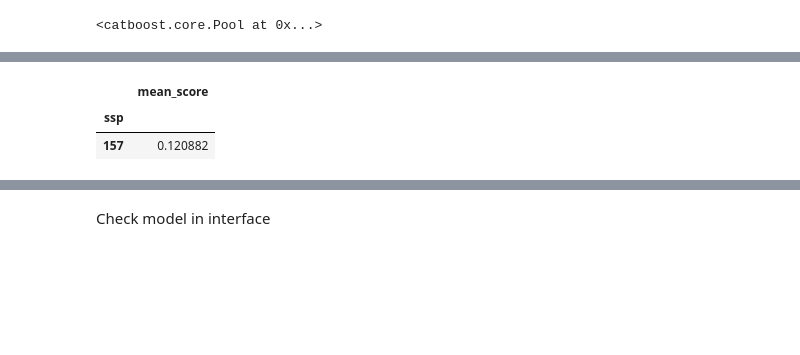
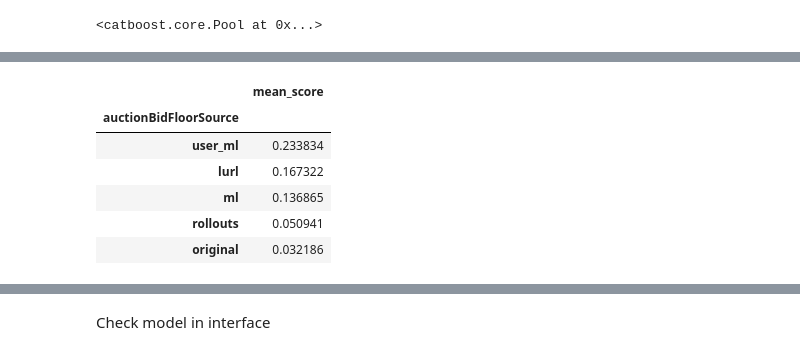
Before and after one commit to aleksandr-dzhumurat/ai_product_engineer, a Jupyter notebook: jupyter_notebooks/vol_01_ml_products_03_mflow_powered_classifier.ipynb, the cells around one changed output, grey strips where cells are left out. Cells and saved outputs as stored; diff of their text form; code cells hidden in the pictures; blank space fills up the shorter version.

```diff
--- a/jupyter_notebooks/vol_01_ml_products_03_mflow_powered_classifier.ipynb
+++ b/jupyter_notebooks/vol_01_ml_products_03_mflow_powered_classifier.ipynb
@@ -171,8 +165,7 @@ plot_feature_importances(f_imp_df)
 # %% [markdown]
 # Inference
 # %%
-inference_df =
-X_inference = inference_df[features_set]
+X_inference = train_df[features_set]
 
 valid_pool = Pool(data=X_inference, cat_features=features['cat'])
 valid_pool
@@ -181,12 +183,16 @@ valid_pool
 # %%
 predicted_scores = model.predict_proba(valid_pool)
-inference_df['score'] = predicted_scores[:, 1]
+train_df['score'] = predicted_scores[:, 1]
 
-inference_df.groupby('ssp').agg(mean_score = ('score', 'mean')).sort_values(by='mean_score', ascending=False)
+train_df.groupby('auctionBidFloorSource').agg(mean_score = ('score', 'mean')).sort_values(by='mean_score', ascending=False)
 # %% [output]
 |  | mean_score |
-| ssp |  |
-| 157 | 0.120882 |
+| auctionBidFloorSource |  |
+| user_ml | 0.233834 |
+| lurl | 0.167322 |
+| ml | 0.136865 |
+| rollouts | 0.050941 |
+| original | 0.032186 |
 # %%
 
 import plotly.express as px
```
Also changed, not shown: parts of 8 cells of this notebook, 4 other files.
